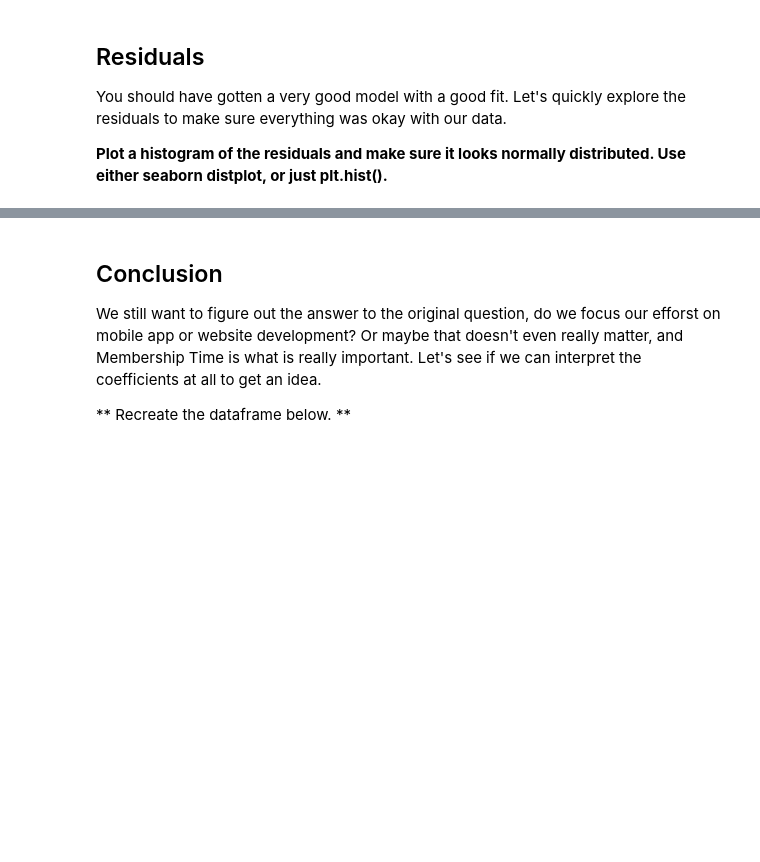
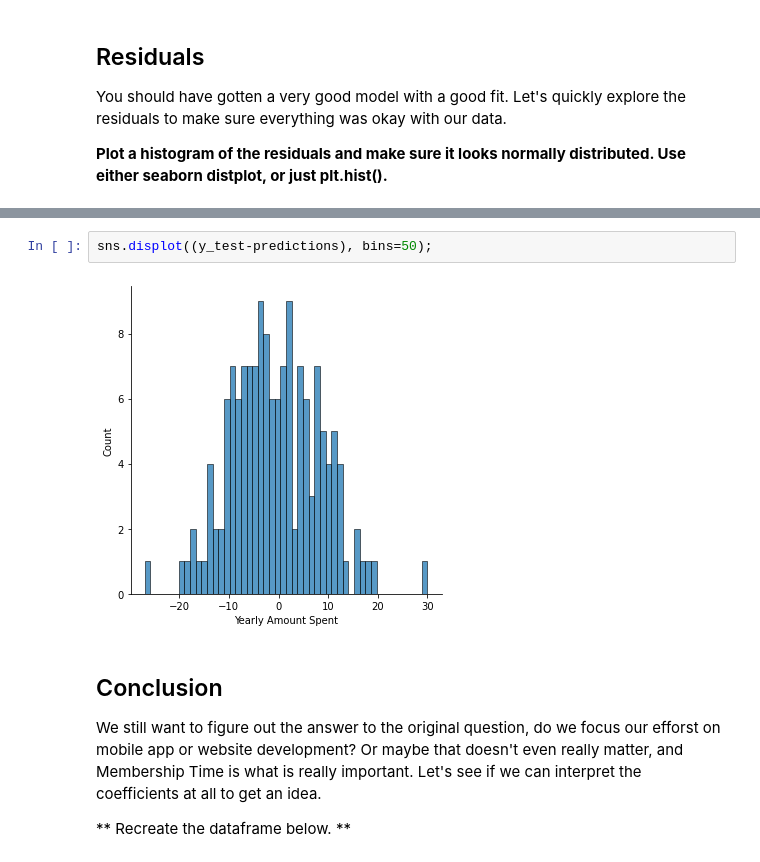
Before and after one commit to TatoSec/Python-DataScience-Practice, a Jupyter notebook: Linear-Regression-Model/Objective/02-Linear Regression Project.ipynb, the cells around one changed output, grey strips where cells are left out. Drawn from its saved outputs; the diff is of its cells as text; blank space fills up the shorter version.

```diff
--- a/Linear-Regression-Model/Objective/02-Linear Regression Project.ipynb
+++ b/Linear-Regression-Model/Objective/02-Linear Regression Project.ipynb
@@ -180,3 +216,7 @@ You should have gotten a very good model with a good fit. Let's quickly explore
+# %%
+sns.displot((y_test-predictions), bins=50);
+# %% [output]
+[figure, added]
 # %% [markdown]
 ## Conclusion
 We still want to figure out the answer to the original question, do we focus our efforst on mobile app or website development? Or maybe that doesn't even really matter, and Membership Time is what is really important.  Let's see if we can interpret the coefficients at all to get an idea.
```
Also changed, not shown: parts of 23 cells of this notebook.
